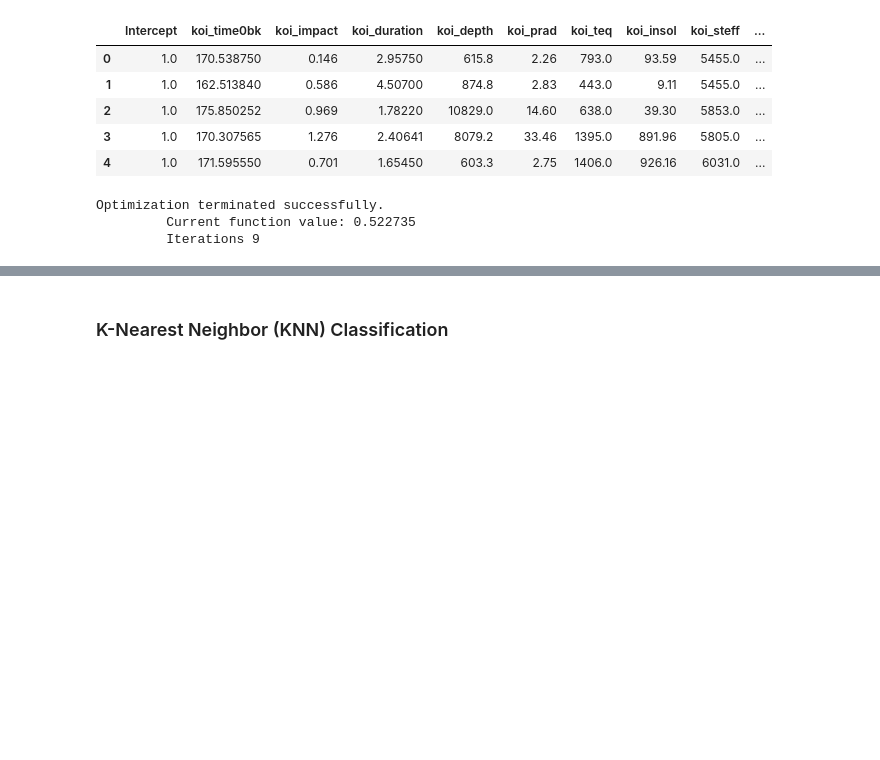
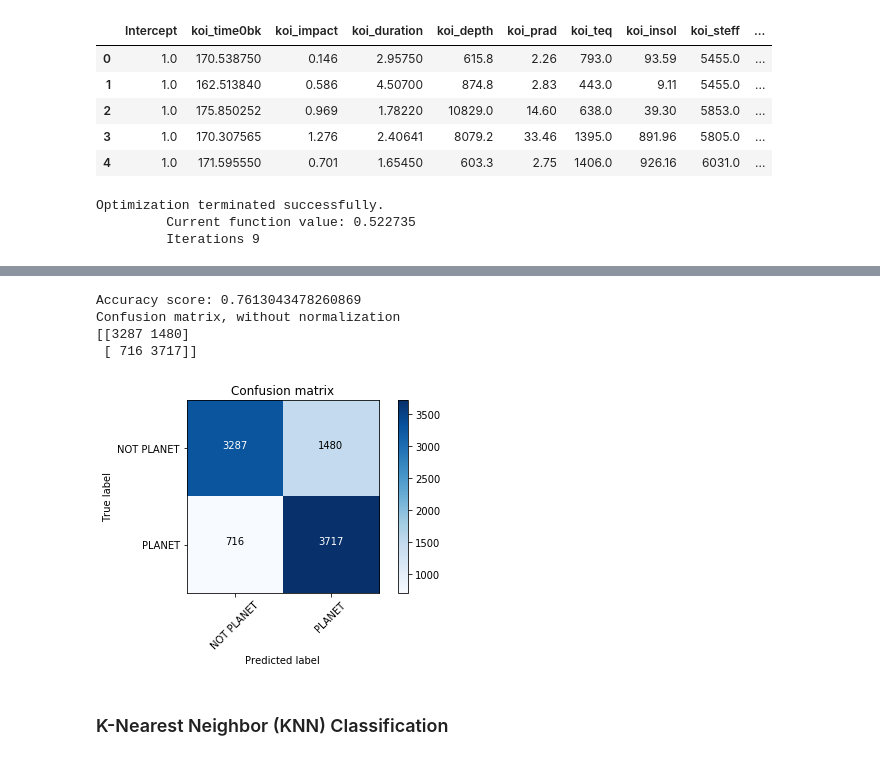
Before and after one commit to fcoba/Kepler_classification, a Jupyter notebook: kepler-classification.ipynb, the cells around one changed output, grey strips where cells are left out. Saved outputs shown, nothing was run; the diff lists cells and outputs as text; code cells hidden in the pictures; blank space fills up the shorter version.

Commit message:
added another confusion matrix

```diff
--- a/kepler-classification.ipynb
+++ b/kepler-classification.ipynb
@@ -426,6 +426,18 @@ Logit Regression Results
 | ra | -0.0443 | 0.005 | -8.306 | 0.000 | -0.055 | -0.034 |
 | dec | 0.0431 | 0.007 | 6.273 | 0.000 | 0.030 | 0.057 |
 | koi_kepmag | -0.0686 | 0.023 | -2.961 | 0.003 | -0.114 | -0.023 |
+# %%
+y_pred_class = result.predict(X)
+accuracy = metrics.accuracy_score(y, np.round(y_pred_class, 0))
+print('Accuracy score:',accuracy)
+cf = confusion_matrix(y, np.round(y_pred_class, 0))
+plot_confusion_matrix(cf, ['NOT PLANET', 'PLANET'], normalize=False)
+# %% [output]
+Accuracy score: 0.7613043478260869
+Confusion matrix, without normalization
+[[3287 1480]
+ [ 716 3717]]
+[figure, added]
 # %% [markdown]
 ### K-Nearest Neighbor (KNN) Classification
 # %%
```
Also changed, not shown: parts of 2 cells of this notebook.
